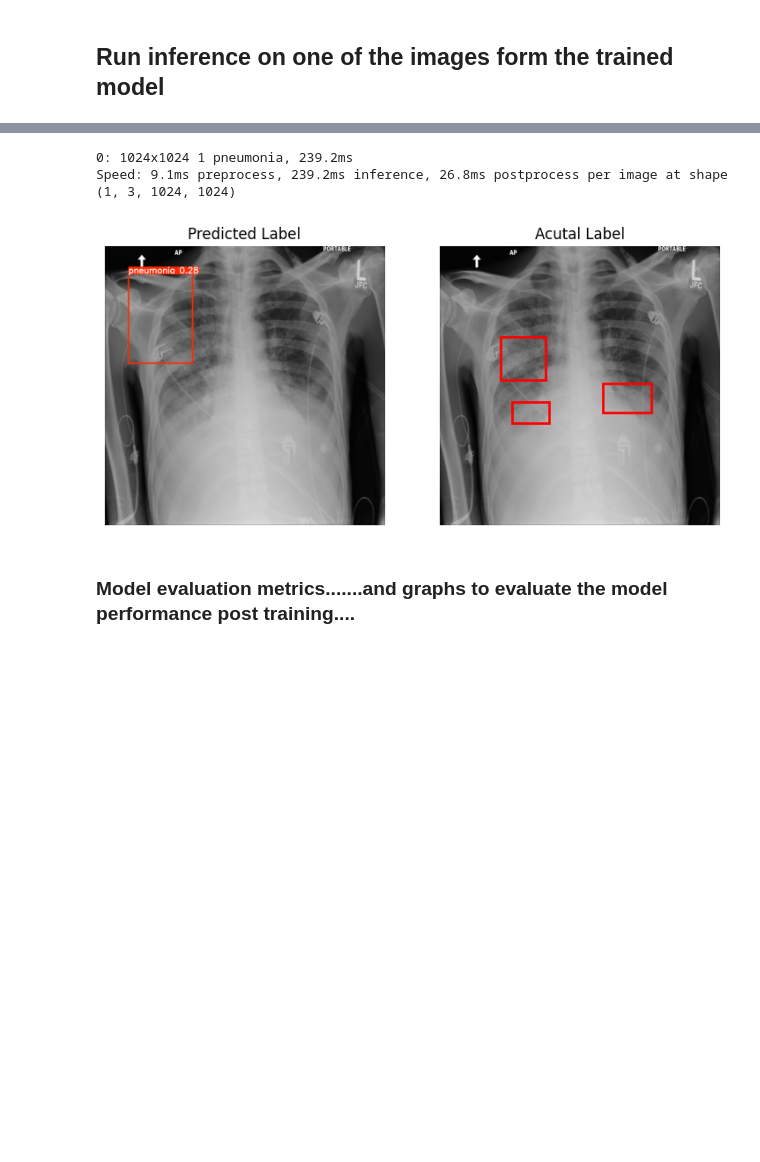
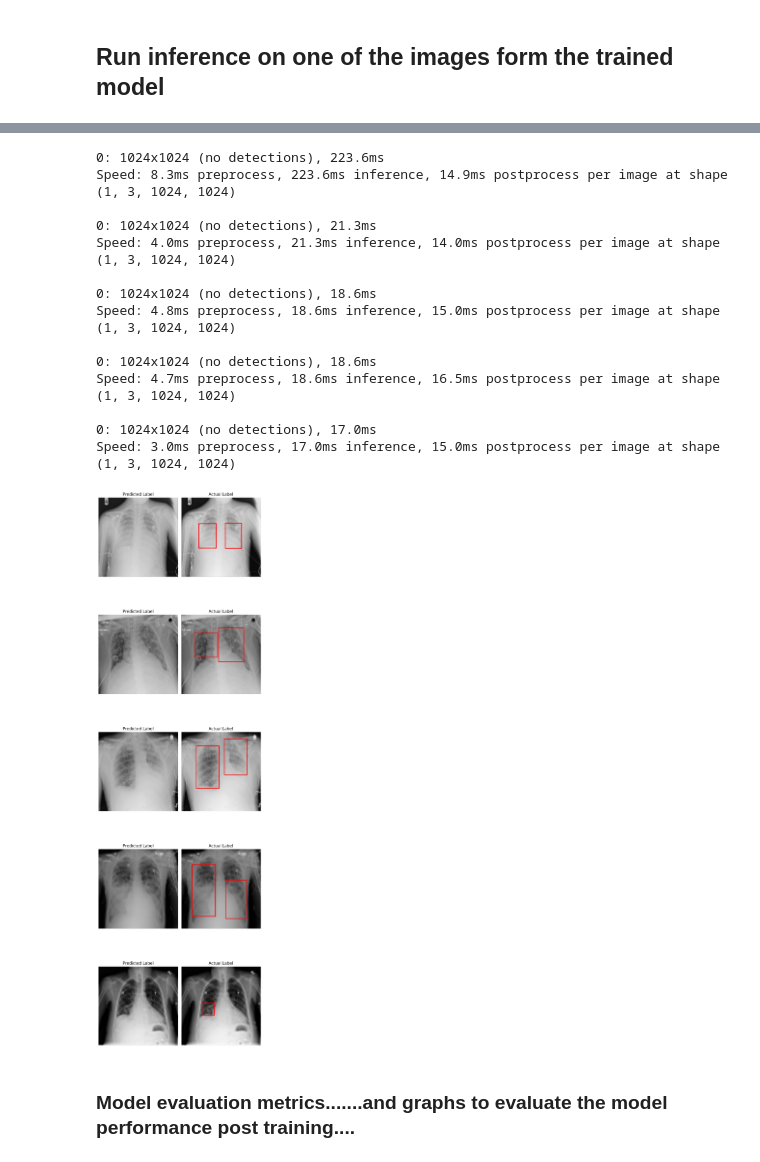
Before and after one commit to kmsmeng/Pneumonia-Detection-Model, a Jupyter notebook: main.ipynb, the cells around one changed output, grey strips where cells are left out. Saved outputs shown, nothing was run; the diff lists cells and outputs as text; code cells hidden in the pictures; blank space fills up the shorter version.

Commit message:
inference run function

```diff
--- a/main.ipynb
+++ b/main.ipynb
@@ -1329,12 +1279,0 @@ data\pneumonia_dataset\stage_2_train_images\1d57c801-71b4-49da-8933-2cabdc927fef
-# %%
-print(image_data.shape)
-image_data_per = image_data.permute(1, 2, 0)
-image_data_per.shape
-
-
-# We have the patient id.
-
-# search for all the data of that patient id in the df
-
-all_labels = df[df['patientId'] == pos_inference_sample_id]
-all_labels
@@ -1347,32 +1279,0 @@ torch.Size([1, 1024, 1024])
-# %%
-results = model(image_data_inf)
-model_output = results[0].plot()
-
-# results[0].boxes # gives out the bbox data(if any)
-# results[0].show() # outputs image with bbox (if any)
-
-# Print out the model prediction results and actual results
-fig, axes = plt.subplots(1, 2, figsize=(9, 9))
-
-
-# Predicted labels form model
-axes[0].imshow(model_output, cmap='gray')
-axes[0].set_title('Predicted Label')
-axes[0].axis(False)
-
-# Actual label form the data labels
-axes[1].imshow(image_data_per, cmap='gray')
-axes[1].set_title('Acutal Label')
-axes[1].axis(False)
-
-# Draw the acutal bbox label data over the image
-for x in range(len(all_labels)):
-    col_data = all_labels.iloc[x]
-
-    x, y, width, height = col_data.x, col_data.y, col_data.width, col_data.height
-    rect = Rectangle((x, y), width, height, facecolor='none', edgecolor='red', lw=2)
-    axes[1].add_patch(rect)
-# %% [output]
-0: 1024x1024 1 pneumonia, 239.2ms
-Speed: 9.1ms preprocess, 239.2ms inference, 26.8ms postprocess per image at shape (1, 3, 1024, 1024)
-[figure, removed]
@@ -1378,0 +1361,18 @@ Speed: 9.1ms preprocess, 239.2ms inference, 26.8ms postprocess per image at shap
+# %%
+run_inference(samp_num=5, inf_model=model)
+# %% [output]
+0: 1024x1024 (no detections), 223.6ms
+Speed: 8.3ms preprocess, 223.6ms inference, 14.9ms postprocess per image at shape (1, 3, 1024, 1024)
+
+0: 1024x1024 (no detections), 21.3ms
+Speed: 4.0ms preprocess, 21.3ms inference, 14.0ms postprocess per image at shape (1, 3, 1024, 1024)
+
+0: 1024x1024 (no detections), 18.6ms
+Speed: 4.8ms preprocess, 18.6ms inference, 15.0ms postprocess per image at shape (1, 3, 1024, 1024)
+
+0: 1024x1024 (no detections), 18.6ms
+Speed: 4.7ms preprocess, 18.6ms inference, 16.5ms postprocess per image at shape (1, 3, 1024, 1024)
+
+0: 1024x1024 (no detections), 17.0ms
+Speed: 3.0ms preprocess, 17.0ms inference, 15.0ms postprocess per image at shape (1, 3, 1024, 1024)
+[figure, added]
```
Also changed, not shown: parts of 6 cells of this notebook.
